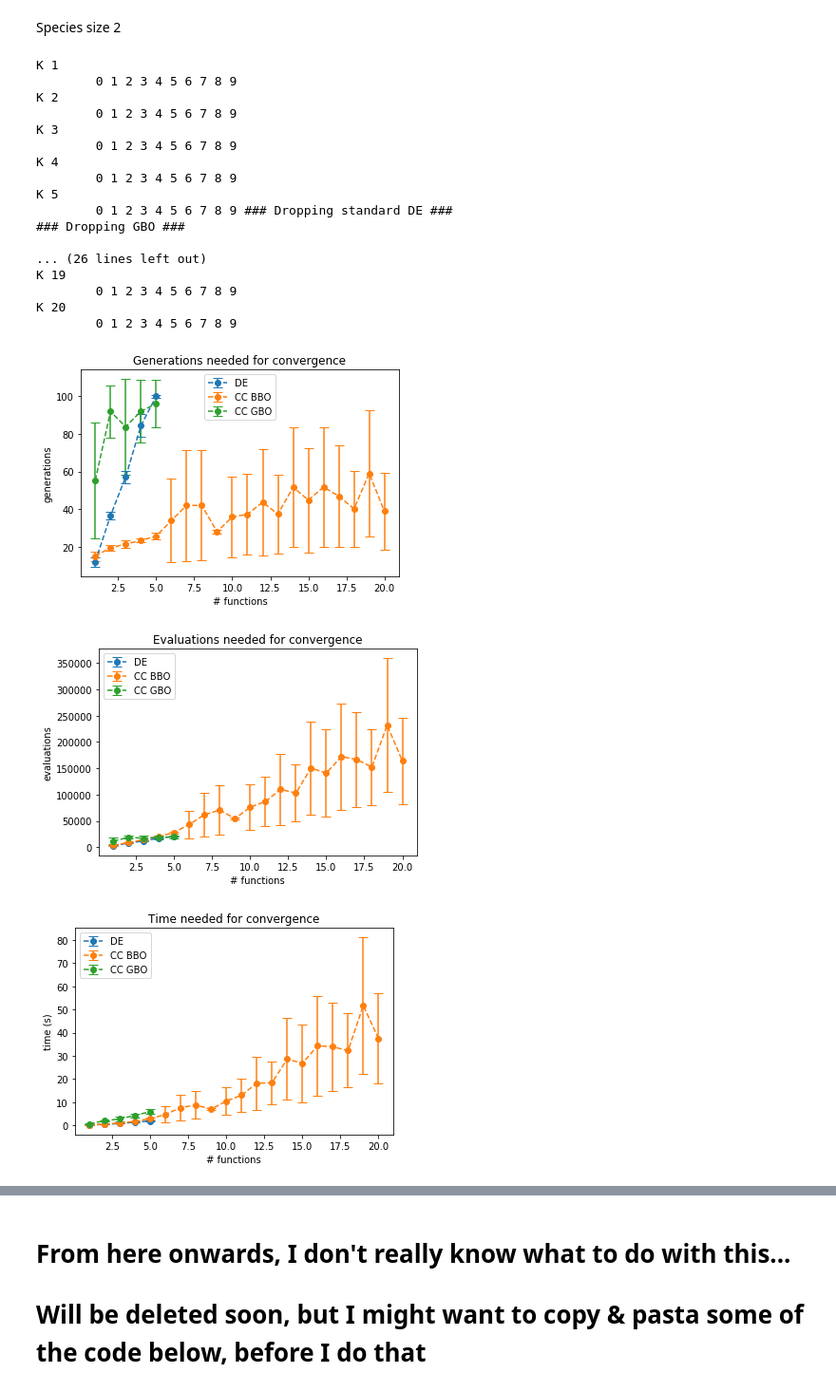
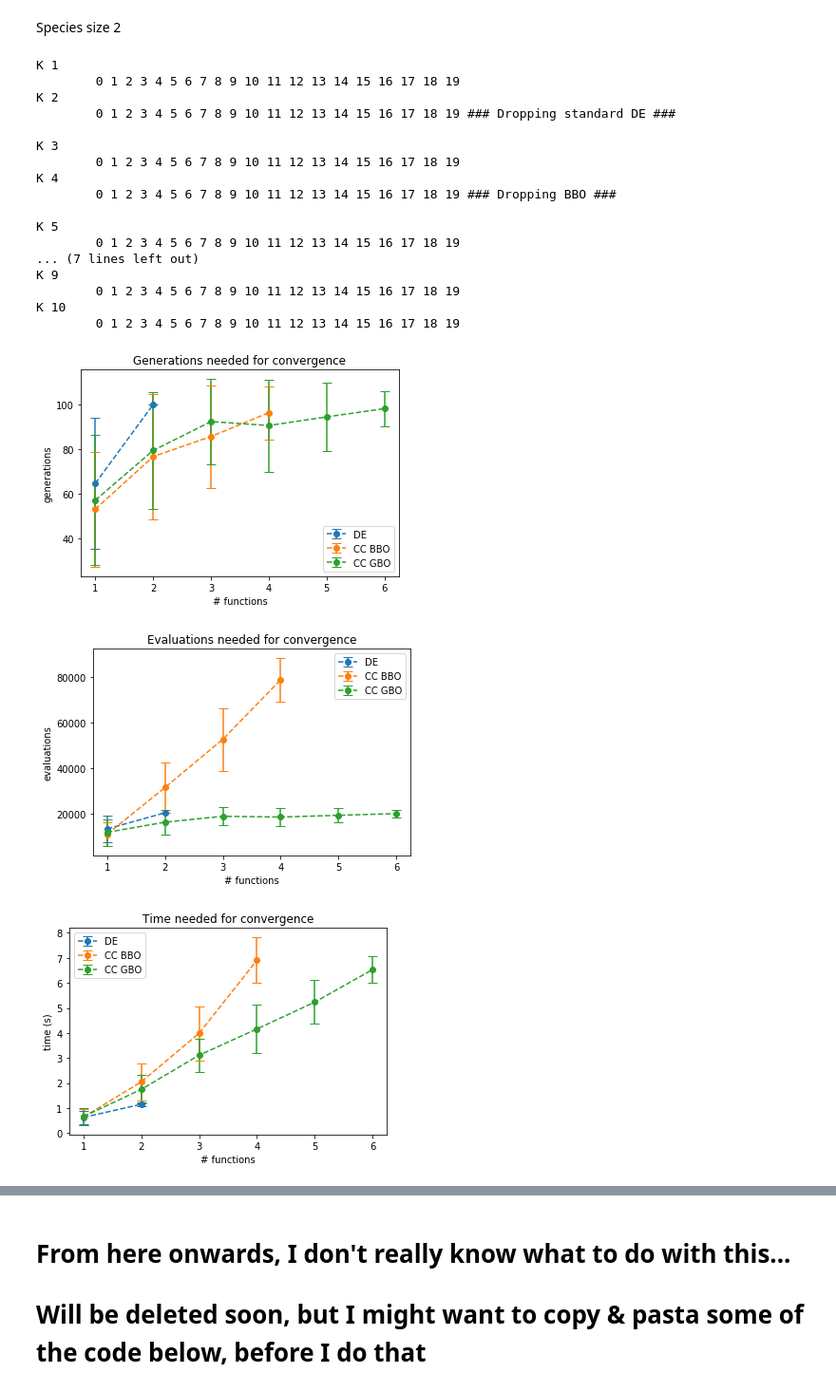
Before and after one commit to RojerGS/CS4205Python, a Jupyter notebook: practical2/limited_resources_analysis.ipynb, the cells around one changed output, grey strips where cells are left out. Shown at 95% size. Saved outputs shown, nothing was run; the diff lists cells and outputs as text; code cells hidden in the pictures.

```diff
--- a/practical2/limited_resources_analysis.ipynb
+++ b/practical2/limited_resources_analysis.ipynb
@@ -987,0 +1266,11 @@ K 10
+# %%
+func = get_rosenbrock()
+for _ in range(10):
+    pso = PSO(func, 2, lower_bounds=-1, upper_bounds=2,
+                    goal_fitness=pow(10, -4),
+                    population_size=500, max_generations=100, topology=PSOTopologies.LBEST)
+    while not pso.has_converged():
+        pso.evolve()
+    print(pso._generations)
+    print(pso.get_best_fitness(1))
+    print(pso.get_best_genotypes(1))
@@ -1027,9 +1499,9 @@ func = FunctionFactory.get_rotated_ellipsoid()
 subL = 2
 VTR = pow(10, -3)
 # repeat each experiment N times
-N = 10
+N = 20
 # number of functions is increasing
-Kmax = 20
+Kmax = 10
 Ks = list(range(1, Kmax+1))
 pop_size = 200
 max_generations = 100
@@ -1161,45 +1633,45 @@ plt.errorbar(Ks[:sib], evals_bbo_means, yerr=evals_bbo_errs, fmt="--o", capsize=
 evals_gbo_means = np.mean(evals_gbo[:sig], axis=-1)
 evals_gbo_errs = np.std(evals_gbo[:sig], axis=-1)
 plt.errorbar(Ks[:sig], evals_gbo_means, yerr=evals_gbo_errs, fmt="--o", capsize=5)
 plt.title("Evaluations needed for convergence")
 plt.xlabel("# functions")
 plt.ylabel("evaluations")
 plt.legend(["DE", "CC BBO", "CC GBO"])
 
 plt.figure(3)
 times_means = np.mean(times[:si], axis=-1)
 times_errs = np.std(times[:si], axis=-1)
 plt.errorbar(Ks[:si], times_means, yerr=times_errs, fmt="--o", capsize=5)
 times_bbo_means = np.mean(times_bbo[:sib], axis=-1)
 times_bbo_errs = np.std(times_bbo[:sib], axis=-1)
 plt.errorbar(Ks[:sib], times_bbo_means, yerr=times_bbo_errs, fmt="--o", capsize=5)
 times_gbo_means = np.mean(times_gbo[:sig], axis=-1)
 times_gbo_errs = np.std(times_gbo[:sig], axis=-1)
 plt.errorbar(Ks[:sig], times_gbo_means, yerr=times_gbo_errs, fmt="--o", capsize=5)
 plt.title("Time needed for convergence")
 plt.xlabel("# functions")
 plt.ylabel("time (s)")
 plt.legend(["DE", "CC BBO", "CC GBO"])
 
 plt.show()
 # %% [output]
 K 1
-        0 1 2 3 4 5 6 7 8 9
+        0 1 2 3 4 5 6 7 8 9 10 11 12 13 14 15 16 17 18 19
 K 2
-        0 1 2 3 4 5 6 7 8 9
+        0 1 2 3 4 5 6 7 8 9 10 11 12 13 14 15 16 17 18 19 ### Dropping standard DE ###
+
 K 3
-        0 1 2 3 4 5 6 7 8 9
+        0 1 2 3 4 5 6 7 8 9 10 11 12 13 14 15 16 17 18 19
 K 4
-        0 1 2 3 4 5 6 7 8 9
+        0 1 2 3 4 5 6 7 8 9 10 11 12 13 14 15 16 17 18 19 ### Dropping BBO ###
+
 K 5
-        0 1 2 3 4 5 6 7 8 9 ### Dropping standard DE ###
-### Dropping GBO ###
-
-... (26 lines left out)
-K 19
-        0 1 2 3 4 5 6 7 8 9
-K 20
-        0 1 2 3 4 5 6 7 8 9
+        0 1 2 3 4 5 6 7 8 9 10 11 12 13 14 15 16 17 18 19
+... (7 lines left out)
+K 9
+        0 1 2 3 4 5 6 7 8 9 10 11 12 13 14 15 16 17 18 19
+K 10
+        0 1 2 3 4 5 6 7 8 9 10 11 12 13 14 15 16 17 18 19
-[figure, old version]
+[figure, new version]
-[figure, old version]
+[figure, new version]
-[figure, old version]
+[figure, new version]
```
Also changed, not shown: parts of 18 cells of this notebook.
